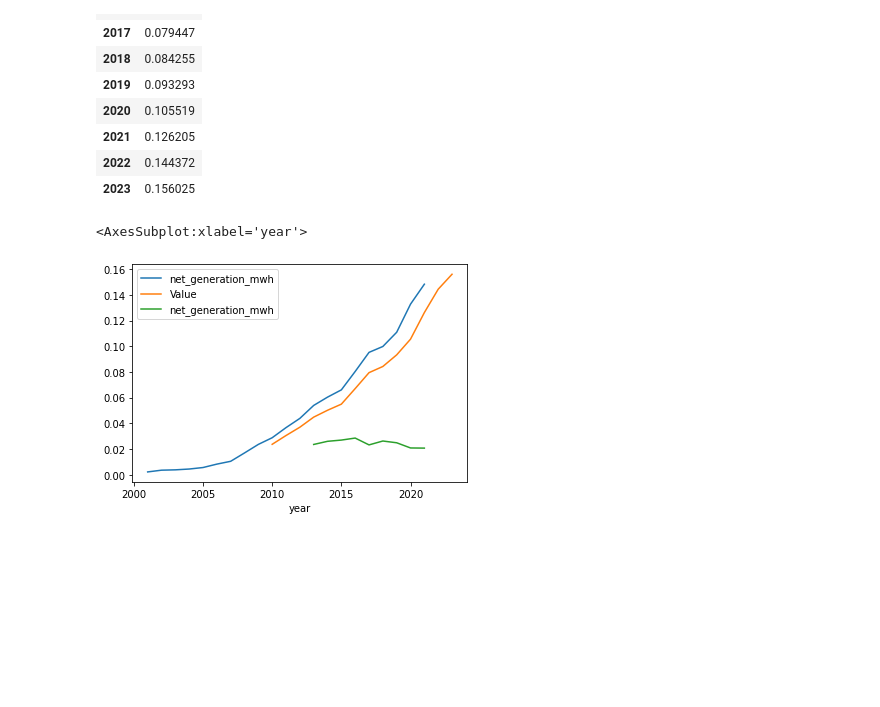
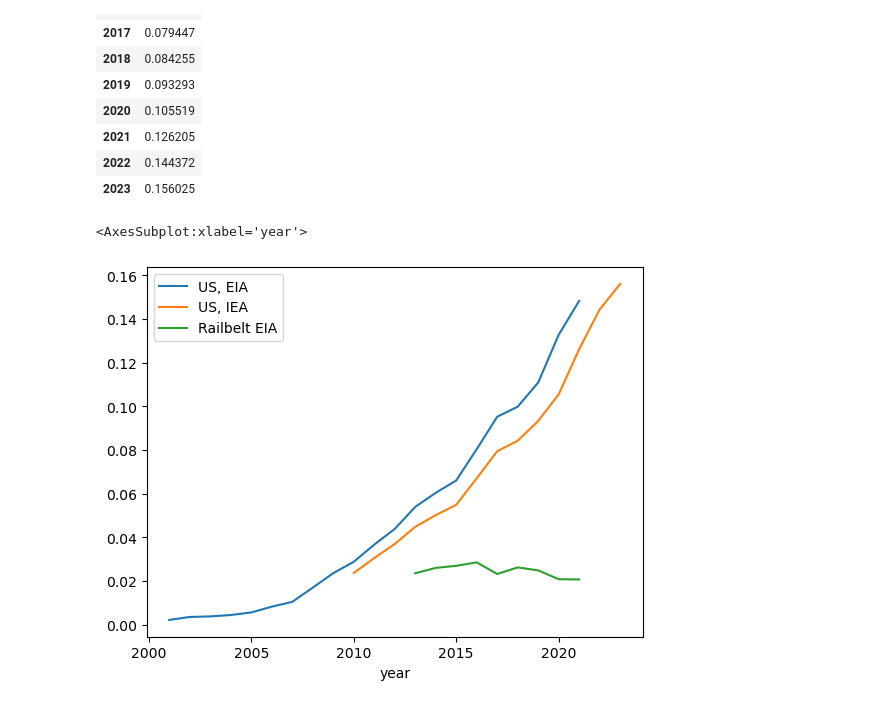
Before and after one commit to alanmitchell/utility-analysis, a Jupyter notebook: railbelt_analysis.ipynb, the cells around one changed output. Saved outputs shown, nothing was run; the diff lists cells and outputs as text; code cells hidden in the pictures; blank space fills up the shorter version.

```diff
--- a/railbelt_analysis.ipynb
+++ b/railbelt_analysis.ipynb
@@ -129,7 +98,7 @@ gv_solar_cf * 8766
 # %% [markdown]
 ### Process full US Dataset
 # %%
-dfus = pd.read_csv('proc/gen_fuel_short.csv', parse_dates=['report_date'])
+dfus = pd.read_csv('proc/generation_us.csv', parse_dates=['report_date'])
 dfus['year'] =  dfus.report_date.dt.year
 dfus.head()
 # %% [output]
@@ -142,8 +111,8 @@ dfus.head()
 # %%
 dfus_all = dfus.groupby('year').sum()
 dfus_wind_solar = dfus.query('fuel_type_code_pudl in ("wind", "solar")').groupby('year').sum()
-pct_wind_solar = dfus_wind_solar.net_generation_mwh / dfus_all.net_generation_mwh
-pct_wind_solar
+pct_us_wind_solar = dfus_wind_solar.net_generation_mwh / dfus_all.net_generation_mwh
+pct_us_wind_solar
 # %% [output]
 year
 2001    0.002204
@@ -164,7 +133,7 @@ year
 Name: net_generation_mwh, dtype: float64
 # %%
 # US Data using the IEA dataset
-dfi = pd.read_csv('../iea/US_MES_0223.csv', parse_dates=['Month'])
+dfi = pd.read_csv('iea/US_MES_0223.csv', parse_dates=['Month'])
 dfi['year'] = dfi.Month.dt.year
 dfi.head()
 # %% [output]
@@ -215,8 +184,8 @@ dfi_wind_solar
 | 2022 | 625256.8835 |
 | 2023 | 104076.3581 |
 # %%
-pcti_wind_solar = dfi_wind_solar / dfi_all
-pcti_wind_solar
+pct_iea_wind_solar = dfi_wind_solar / dfi_all
+pct_iea_wind_solar
 # %% [output]
 |  | Value |
 | year |  |
@@ -235,11 +204,12 @@ pcti_wind_solar
 | 2022 | 0.144372 |
 | 2023 | 0.156025 |
 # %%
-dfs = pd.concat([ pct_wind_solar,  pcti_wind_solar,  pct_wind], axis=1)
+dfs = pd.concat([ pct_us_wind_solar,  pct_iea_wind_solar,  pct_rb_wind_solar], axis=1)
+dfs.columns = ['US, EIA', 'US, IEA', 'Railbelt EIA']
 dfs.plot()
 # %% [output]
 <AxesSubplot:xlabel='year'>
-[figure, old version]
+[figure, new version]
 # %%
 dfs
 # %% [output]
```
Also changed, not shown: parts of 7 cells of this notebook, 3 other files.
